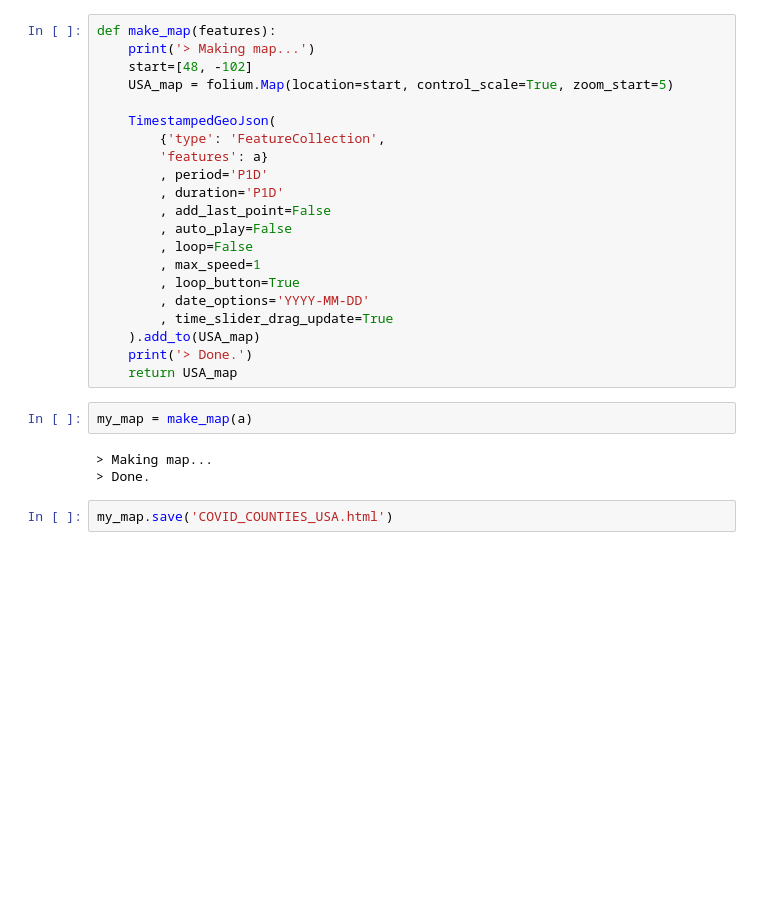
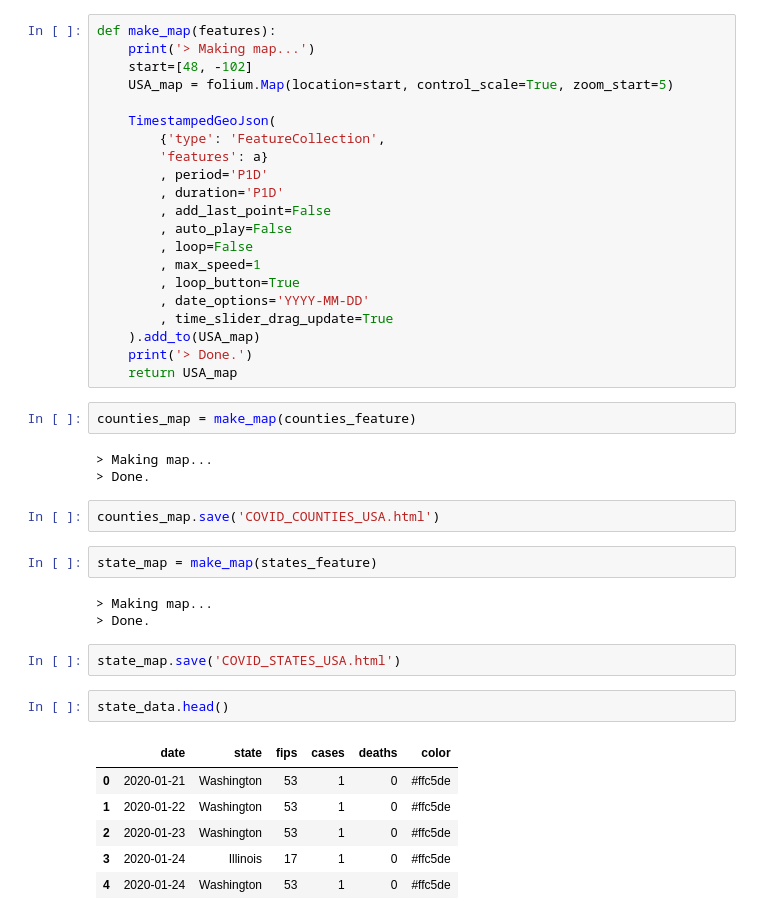
Before and after one commit to mdhwang/United-States-of-Covid, a Jupyter notebook: Folium US Counties.ipynb, the cells around one changed output. Cells and saved outputs as stored; diff of their text form; blank space fills up the shorter version.

```diff
--- a/Folium US Counties.ipynb
+++ b/Folium US Counties.ipynb
@@ -192,10 +196,26 @@ def make_map(features):
     ).add_to(USA_map)
     print('> Done.')
     return USA_map
-# %%
-my_map = make_map(a)
-# %% [output]
-> Making map...
-> Done.
+# %%
+counties_map = make_map(counties_feature)
+# %% [output]
+> Making map...
+> Done.
 # %%
-my_map.save('COVID_COUNTIES_USA.html')
+counties_map.save('COVID_COUNTIES_USA.html')
+# %%
+state_map = make_map(states_feature)
+# %% [output]
+> Making map...
+> Done.
+# %%
+state_map.save('COVID_STATES_USA.html')
+# %%
+state_data.head()
+# %% [output]
+|  | date | state | fips | cases | deaths | color |
+| 0 | 2020-01-21 | Washington | 53 | 1 | 0 | #ffc5de |
+| 1 | 2020-01-22 | Washington | 53 | 1 | 0 | #ffc5de |
+| 2 | 2020-01-23 | Washington | 53 | 1 | 0 | #ffc5de |
+| 3 | 2020-01-24 | Illinois | 17 | 1 | 0 | #ffc5de |
+| 4 | 2020-01-24 | Washington | 53 | 1 | 0 | #ffc5de |
```
Also changed, not shown: parts of 12 cells of this notebook, 3 other files.
